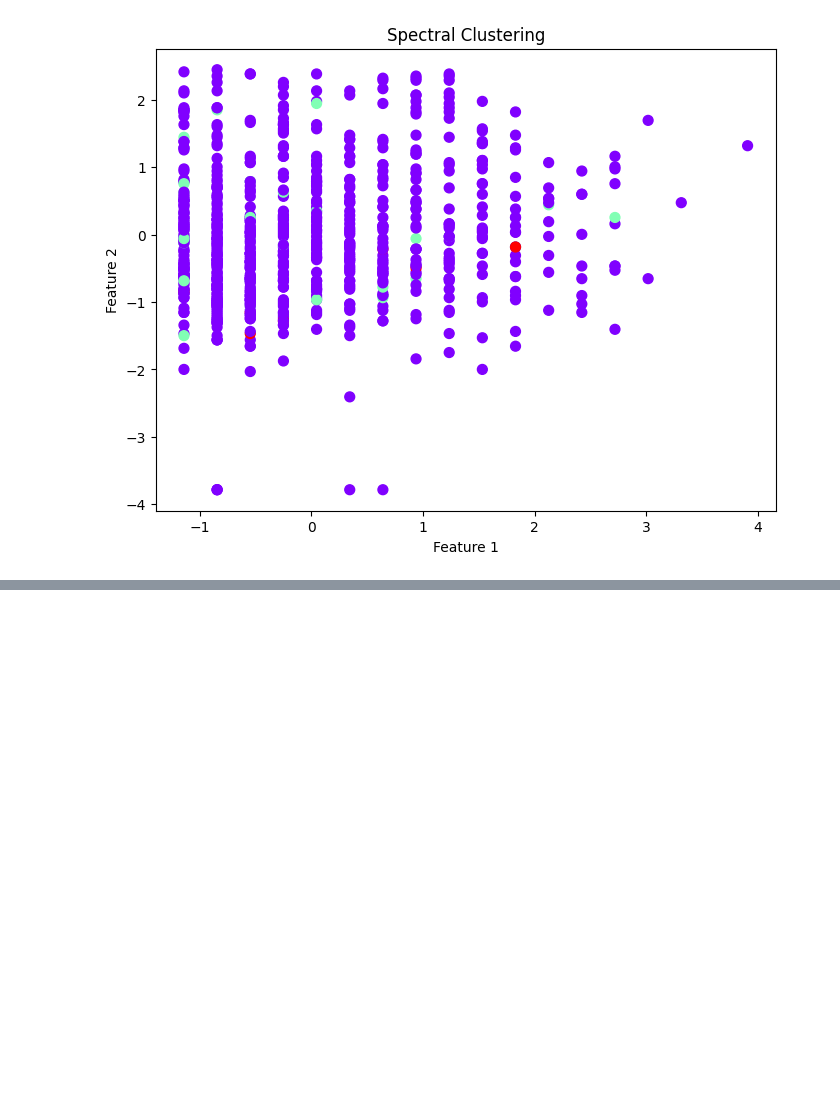
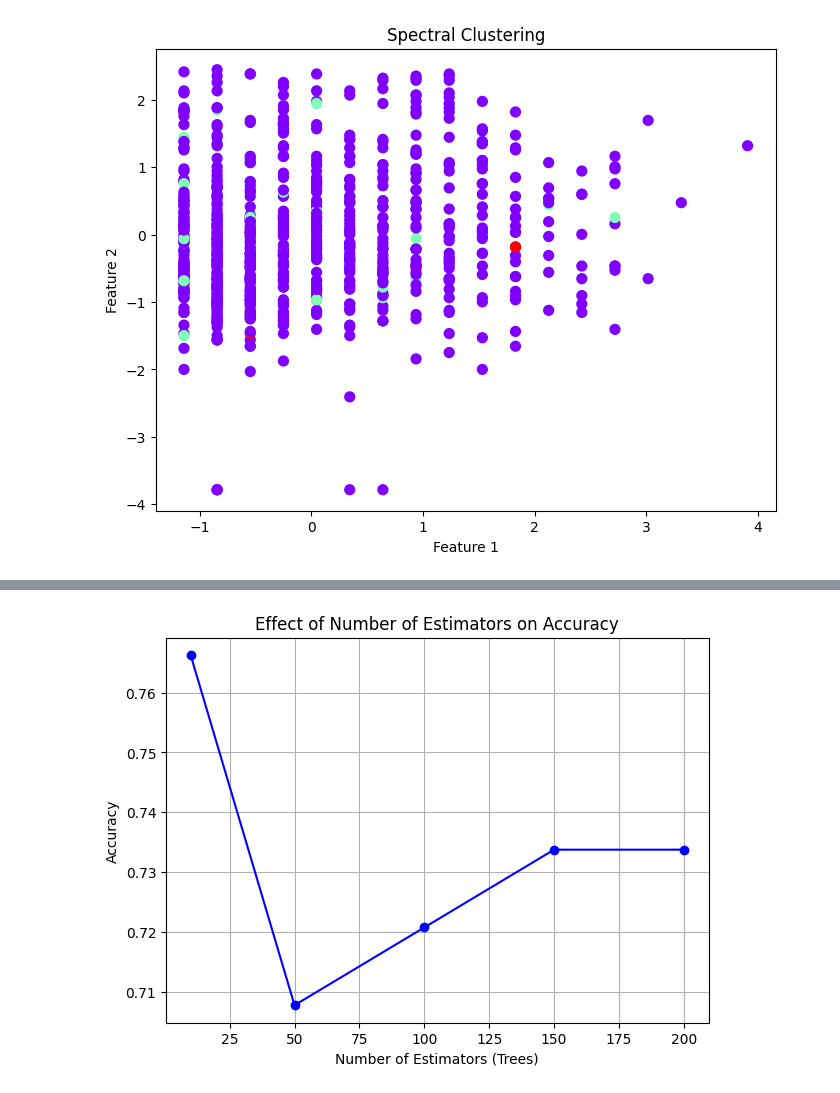
Before and after one commit to Saibalaji888/ML-lab, a Jupyter notebook: MachineLearning_Lab.ipynb, the cells around one changed output, grey strips where cells are left out. Saved outputs shown, nothing was run; the diff lists cells and outputs as text; code cells hidden in the pictures; blank space fills up the shorter version.

```diff
--- a/MachineLearning_Lab.ipynb
+++ b/MachineLearning_Lab.ipynb
@@ -1751,0 +1764,72 @@ Spectral Clustering Silhouette Score: 0.3064913402794171
+# %%
+# Apply a Decision Tree and a Random Forest (RF) classifier on a given dataset.
+# Compare their performance using evaluation metrics such as accuracy, precision, recall,
+# and F1-score.
+# Explore the effect of changing the number of estimators (decision trees) in Random
+# Forest. Write clear observations with justification.
+import pandas as pd
+import numpy as np
+from sklearn.model_selection import train_test_split
+from sklearn.tree import DecisionTreeClassifier
+from sklearn.ensemble import RandomForestClassifier
+from sklearn.metrics import accuracy_score, precision_score, recall_score, f1_score
+import matplotlib.pyplot as plt
+
+df = pd.read_csv("diabetes_DT.csv")
+
+print("Dataset shape:", df.shape)
+print(df.head())
+
+X = df.iloc[:, :-1]
+y = df.iloc[:, -1]
+
+X_train, X_test, y_train, y_test = train_test_split(X, y, test_size=0.2, random_state=42)
+
+dt_model = DecisionTreeClassifier(random_state=48)
+dt_model.fit(X_train, y_train)
+y_pred_dt = dt_model.predict(X_test)
+
+dt_acc = accuracy_score(y_test, y_pred_dt)
+dt_prec = precision_score(y_test, y_pred_dt, average='weighted')
+dt_rec = recall_score(y_test, y_pred_dt, average='weighted')
+dt_f1 = f1_score(y_test, y_pred_dt, average='weighted')
+
+print("\n=== Decision Tree Metrics ===")
+print(f"Accuracy : {dt_acc:.4f}")
+print(f"Precision: {dt_prec:.4f}")
+print(f"Recall   : {dt_rec:.4f}")
+print(f"F1-score : {dt_f1:.4f}")
+
+rf_model = RandomForestClassifier(n_estimators=50, random_state=50)
+rf_model.fit(X_train, y_train)
+y_pred_rf = rf_model.predict(X_test)
+
+rf_acc = accuracy_score(y_test, y_pred_rf)
+rf_prec = precision_score(y_test, y_pred_rf, average='weighted')
+rf_rec = recall_score(y_test, y_pred_rf, average='weighted')
+rf_f1 = f1_score(y_test, y_pred_rf, average='weighted')
+
+print("Random Forest")
+print("Accuracy :", rf_acc)
+print("Precision:", rf_prec)
+print("Recall :", rf_rec)
+print("F1-score :", rf_f1)
+
+estimators_range = [10, 50, 100, 150, 200]
+accuracy_list = []
+
+for n in estimators_range:
+    rf_temp = RandomForestClassifier(n_estimators=n, random_state=42)
+    rf_temp.fit(X_train, y_train)
+    y_pred_temp = rf_temp.predict(X_test)
+    acc = accuracy_score(y_test, y_pred_temp)
+    accuracy_list.append(acc)
+
+plt.figure(figsize=(7,5))
+plt.plot(estimators_range, accuracy_list, marker='o', color='b')
+plt.title("Effect of Number of Estimators on Accuracy")
+plt.xlabel("Number of Estimators (Trees)")
+plt.ylabel("Accuracy")
+plt.grid(True)
+plt.show()
+# %% [output]
@@ -1751,0 +1853 @@ Spectral Clustering Silhouette Score: 0.3064913402794171
+[figure, added]
```
Also changed, not shown: parts of 28 cells of this notebook.
